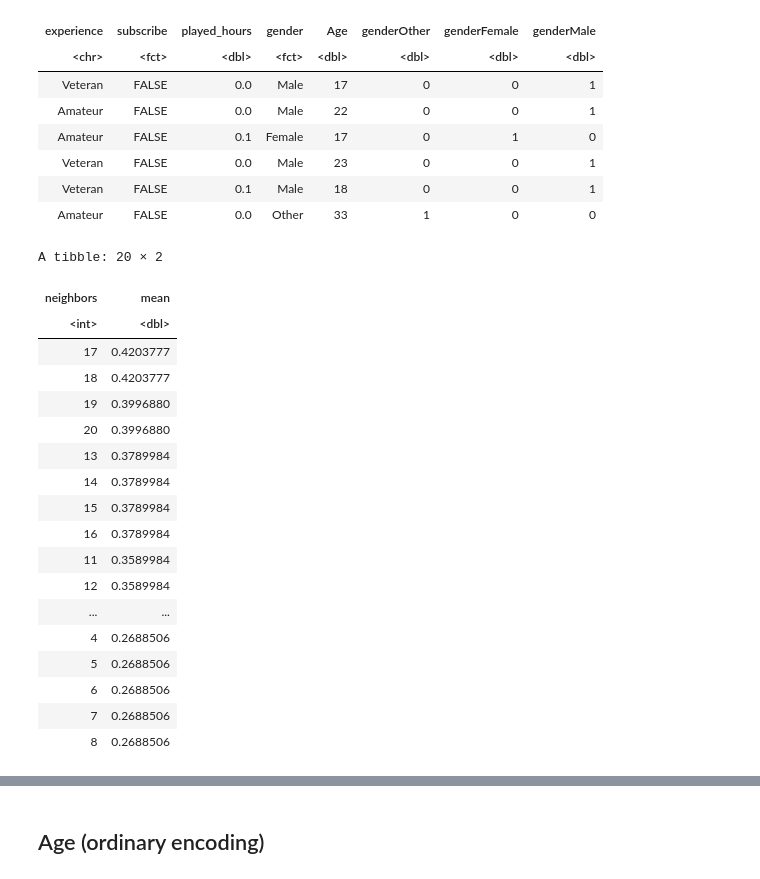
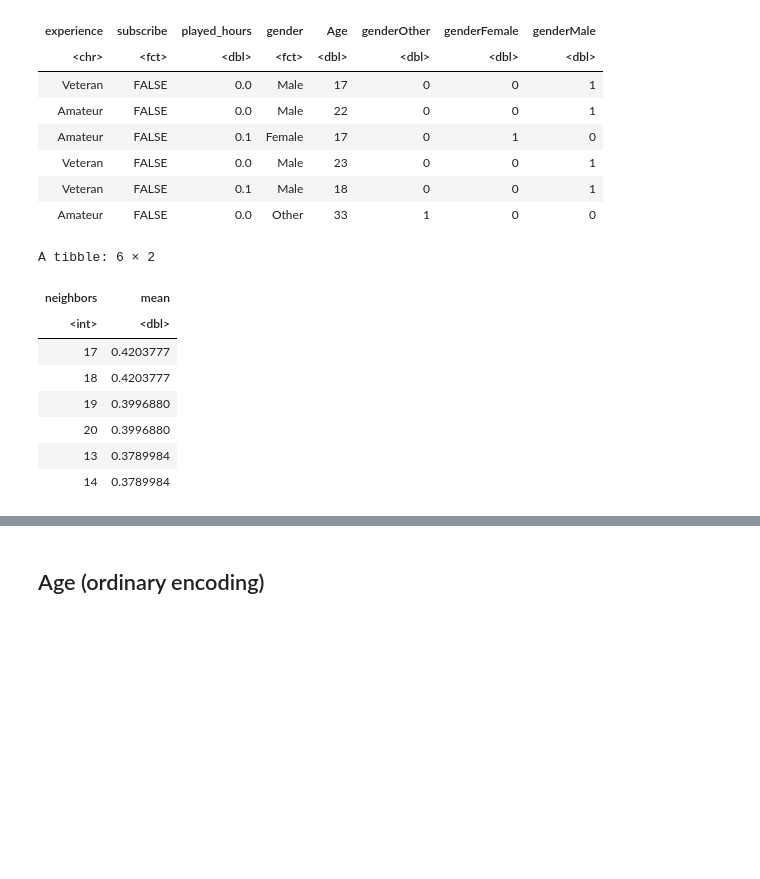
Before and after one commit to SusieFeng316/minecraft_project, a Jupyter notebook: Group.ipynb, the cells around one changed output, grey strips where cells are left out. Cells and saved outputs as stored; diff of their text form; code cells hidden in the pictures; blank space fills up the shorter version.

```diff
--- a/Group.ipynb
+++ b/Group.ipynb
@@ -159,38 +148,27 @@ gender_vfold <- vfold_cv(gender_train, v = 5, strata = subscribe)
 # %%
 # workflow with validation
 gender_fit <- workflow() |>
   add_recipe(gender_recipe) |>
   add_model(gender_spec_tune) |>
   tune_grid(resamples = gender_vfold, grid = gender_ks)
 
 # accuracy
 gender_tune_accuracy <- gender_fit |> collect_metrics() |>
   filter(.metric == "accuracy") |>
   select(neighbors, mean) |>
   arrange(-mean)
-
-gender_tune_accuracy
+head(gender_tune_accuracy)
 # rm(list = ls())
 # %% [output]
-A tibble: 20 × 2
+A tibble: 6 × 2
 | neighbors | mean |
 | <int> | <dbl> |
 | 17 | 0.4203777 |
 | 18 | 0.4203777 |
 | 19 | 0.3996880 |
 | 20 | 0.3996880 |
 | 13 | 0.3789984 |
 | 14 | 0.3789984 |
-| 15 | 0.3789984 |
-| 16 | 0.3789984 |
-| 11 | 0.3589984 |
-| 12 | 0.3589984 |
-| ... | ... |
-| 4 | 0.2688506 |
-| 5 | 0.2688506 |
-| 6 | 0.2688506 |
-| 7 | 0.2688506 |
-| 8 | 0.2688506 |
 # %%
 gender_spec <- nearest_neighbor(weight_func = "rectangular", neighbors = 17) |>
   set_engine("kknn") |>
```
Also changed, not shown: parts of 5 cells of this notebook.
